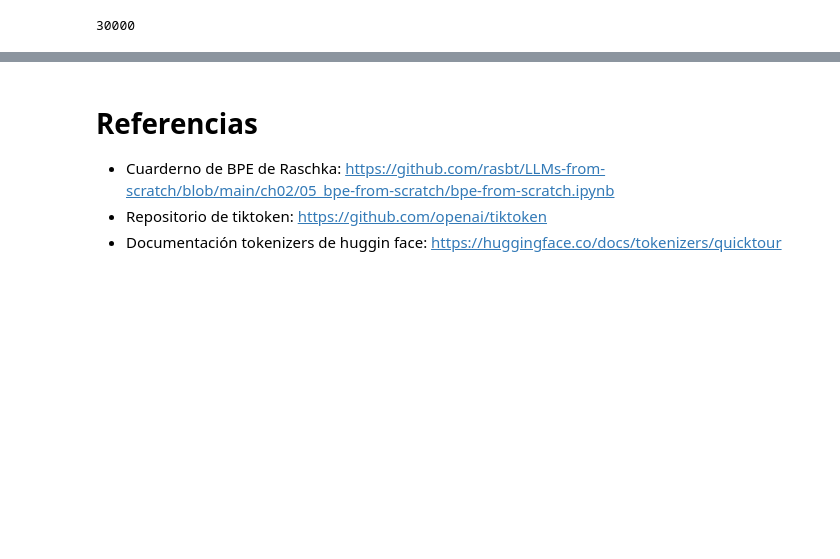
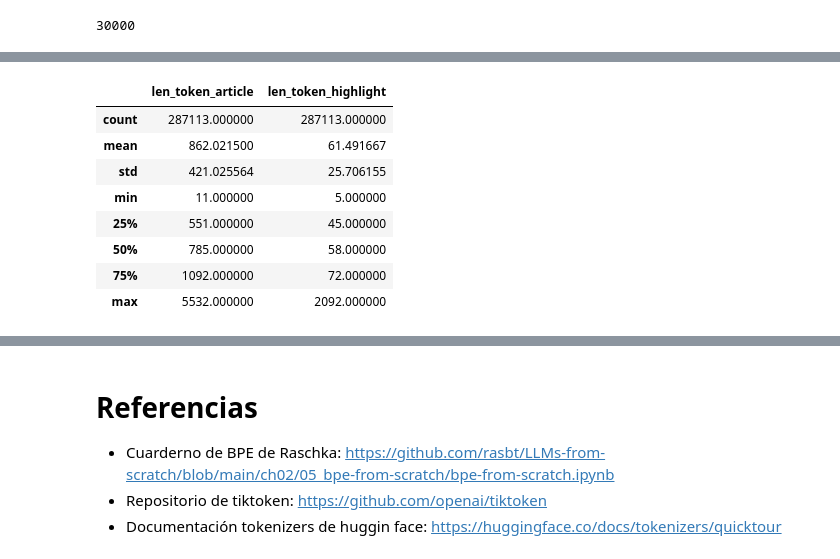
Before and after one commit to Defiant7426/nlp-proyecto13, a Jupyter notebook: notebooks/02_data_preprocessing.ipynb, the cells around one changed output, grey strips where cells are left out. Drawn from its saved outputs; the diff is of its cells as text; code cells hidden in the pictures; blank space fills up the shorter version.

```diff
--- a/notebooks/02_data_preprocessing.ipynb
+++ b/notebooks/02_data_preprocessing.ipynb
@@ -777,0 +806,12 @@ Decodificado HF: LONDON , England ( Reuters ) -- Harry Potter star Daniel Radcli
+# %%
+train_df.describe()
+# %% [output]
+|  | len_token_article | len_token_highlight |
+| count | 287113.000000 | 287113.000000 |
+| mean | 862.021500 | 61.491667 |
+| std | 421.025564 | 25.706155 |
+| min | 11.000000 | 5.000000 |
+| 25% | 551.000000 | 45.000000 |
+| 50% | 785.000000 | 58.000000 |
+| 75% | 1092.000000 | 72.000000 |
+| max | 5532.000000 | 2092.000000 |
```
Also changed, not shown: parts of 15 cells of this notebook.
